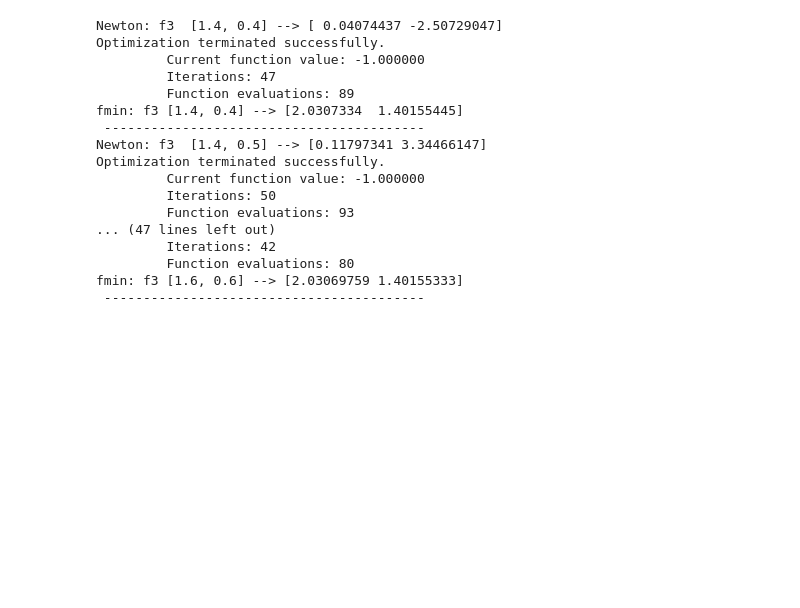
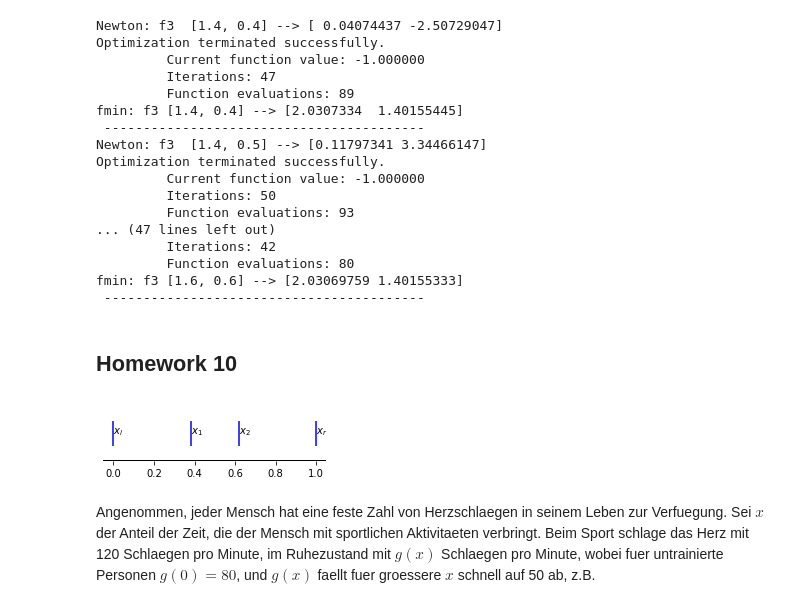
Before and after one commit to OleBo/MathSo, a Jupyter notebook: notebooks/Optimisation.ipynb, the cells around one changed output. Saved outputs shown, nothing was run; the diff lists cells and outputs as text; code cells hidden in the pictures; blank space fills up the shorter version.

```diff
--- a/notebooks/Optimisation.ipynb
+++ b/notebooks/Optimisation.ipynb
@@ -390,3 +389,29 @@ Optimization terminated successfully.
          Function evaluations: 80
 fmin: f3 [1.6, 0.6] --> [2.03069759 1.40155333]
  -----------------------------------------
+# %% [markdown]
+## Homework 10
+# %%
+xl = 0;
+xr = 1;
+l = (-1 + np.sqrt(5))/2;
+x1 = l*xl + (1-l)*xr;
+x2 = (1-l)*xl + l*xr;
+
+a = [xl,x1,x2,xr]
+
+fig1 = plt.figure(facecolor='white',figsize=(4,1))
+ax1 = plt.axes(frameon=False)
+ax1.get_xaxis().tick_bottom()
+ax1.axes.get_yaxis().set_visible(False)
+ax1.eventplot(a, orientation='horizontal', colors='b')
+ax1.annotate('$x_l$', (xl,1))
+ax1.annotate('$x_r$', (xr,1))
+ax1.annotate('$x_1$', (x1,1))
+ax1.annotate('$x_2$', (x2,1))
+xmin, xmax = ax1.get_xaxis().get_view_interval()
+ymin, ymax = ax1.get_yaxis().get_view_interval()
+ax1.add_artist(Line2D((xmin, xmax), (ymin, ymin), color='black', linewidth=2))
+plt.show()
+# %% [output]
+[figure, added]
@@ -392,0 +446,2 @@ fmin: f3 [1.6, 0.6] --> [2.03069759 1.40155333]
+# %% [markdown]
+Angenommen, jeder Mensch hat eine feste Zahl von Herzschlaegen in seinem Leben zur Verfuegung. Sei $x$ der Anteil der Zeit, die der Mensch mit sportlichen Aktivitaeten verbringt. Beim Sport schlage das Herz mit 120 Schlaegen pro Minute, im Ruhezustand mit $g(x)$ Schlaegen pro Minute, wobei fuer untrainierte Personen $g(0)=80$, und $g(x)$ faellt fuer groessere $x$ schnell auf 50 ab, z.B.
```
Also changed, not shown: parts of 50 cells of this notebook.
